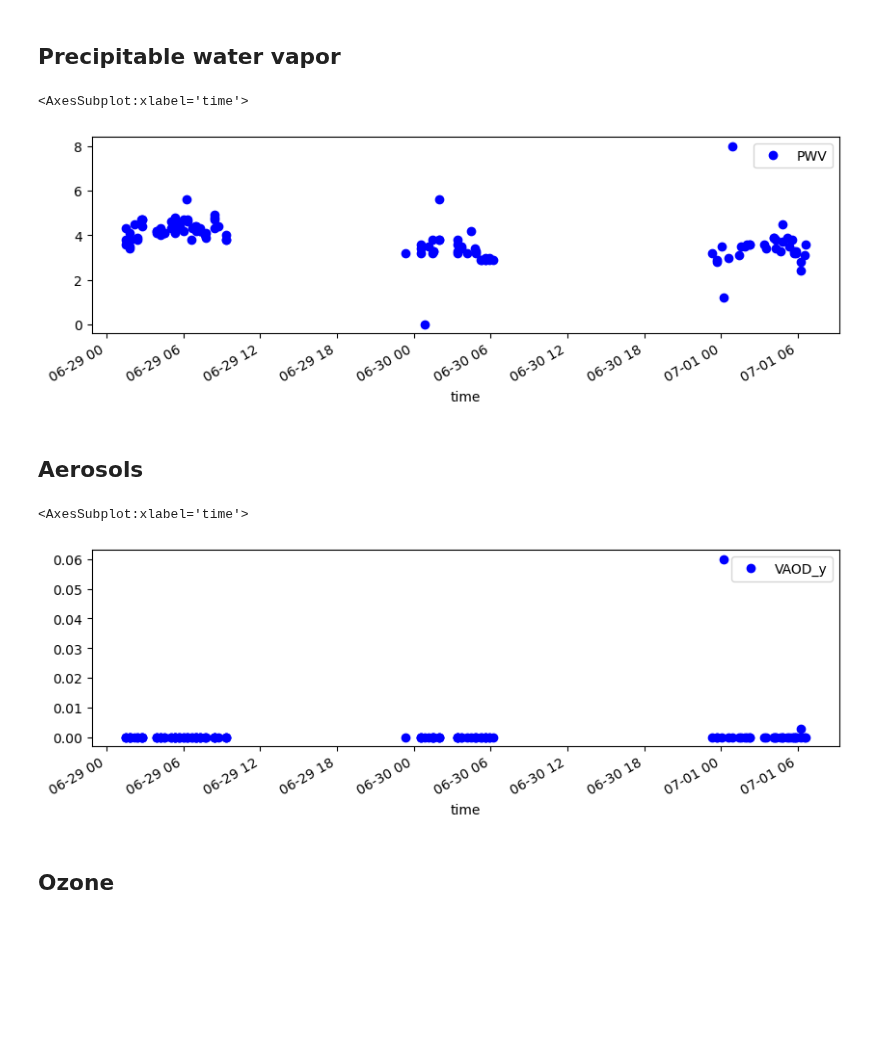
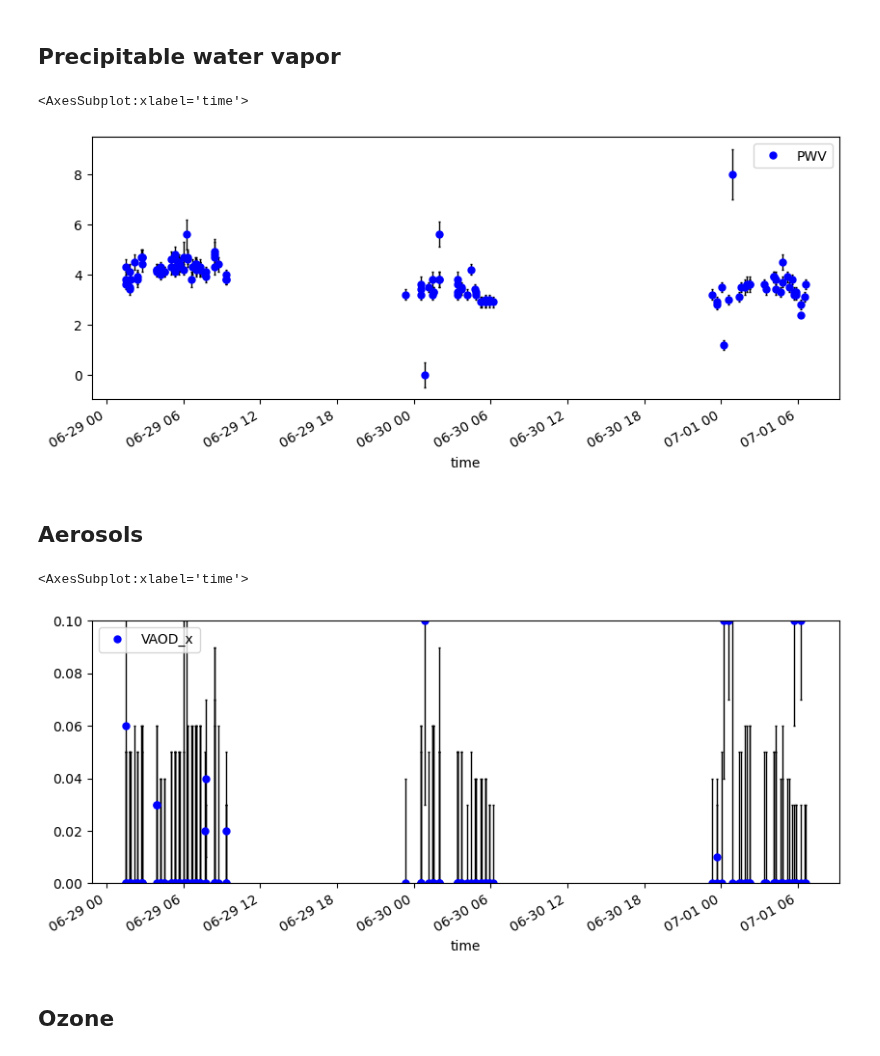
Before and after one commit to sylvielsstfr/GMAOMERRA2, a Jupyter notebook: AnalysisAuxtel/2022/AtmosphericEstimationAuxtel2022.ipynb, the cells around one changed output. Drawn from its saved outputs; the diff is of its cells as text; code cells hidden in the pictures; blank space fills up the shorter version.

```diff
--- a/AnalysisAuxtel/2022/AtmosphericEstimationAuxtel2022.ipynb
+++ b/AnalysisAuxtel/2022/AtmosphericEstimationAuxtel2022.ipynb
@@ -17,7 +20,8 @@ November 2022
 import pandas as pd
 import os
 # %%
-path="/sps/lsst/groups/auxtel/MERRA2/auxtel/jeremy_Nov2022/data_jeremy"
+#path="/sps/lsst/groups/auxtel/MERRA2/auxtel/jeremy_Nov2022/data_jeremy"
+path="data/data_jeremy"
 filename="auxtel_atmosphere_2022.csv"
 # %%
 ! ls $path
@@ -119,12 +123,13 @@ df_extract
 # %% [markdown]
 ## Precipitable water vapor
 # %%
-df_extract.plot(y='PWV',marker='o',lw=0,color='blue',figsize=(10,3))
+df_extract.plot(y='PWV',yerr="PWV_err",marker='o',lw=0,color='blue',ms=5,ecolor="k",elinewidth=1,capsize = 1, capthick = 1,figsize=(10,4))
+#df_extract.plot(y='PWV',yerr="PWV_err",marker='o',lw=0,color='blue',ecolor="k",elinewidth=1,figsize=(10,4))
 #OR
 #plt.plot(data.index, data.amount)
 # %% [output]
 <AxesSubplot:xlabel='time'>
-[figure, old version]
+[figure, new version]
 # %%
 #from datetime import datetime
 #t1 = pd.DatetimeIndex(data='2022-03-00 00:00:00', '%Y-%m-%d %H:%M:%S')
@@ -139,13 +144,13 @@ df_extract.plot(y='PWV',marker='o',lw=0,color='blue',figsize=(10,3))
 # %% [markdown]
 ## Aerosols
 # %%
-df_extract.plot(y='VAOD_y',marker='o',lw=0,color='blue',figsize=(10,3))
+df_extract.plot(y='VAOD_x',yerr='VAOD_err_x',marker='o',lw=0,color='blue',ms=5,figsize=(10,4),ylim=(0,.1),ecolor="k",elinewidth=1,capsize = 1, capthick = 1)
 
 #OR
 #plt.plot(data.index, data.amount)
 # %% [output]
 <AxesSubplot:xlabel='time'>
-[figure, old version]
+[figure, new version]
 # %% [markdown]
 ## Ozone
 # %%
```
Also changed, not shown: parts of 2 cells of this notebook, 2 other files.
